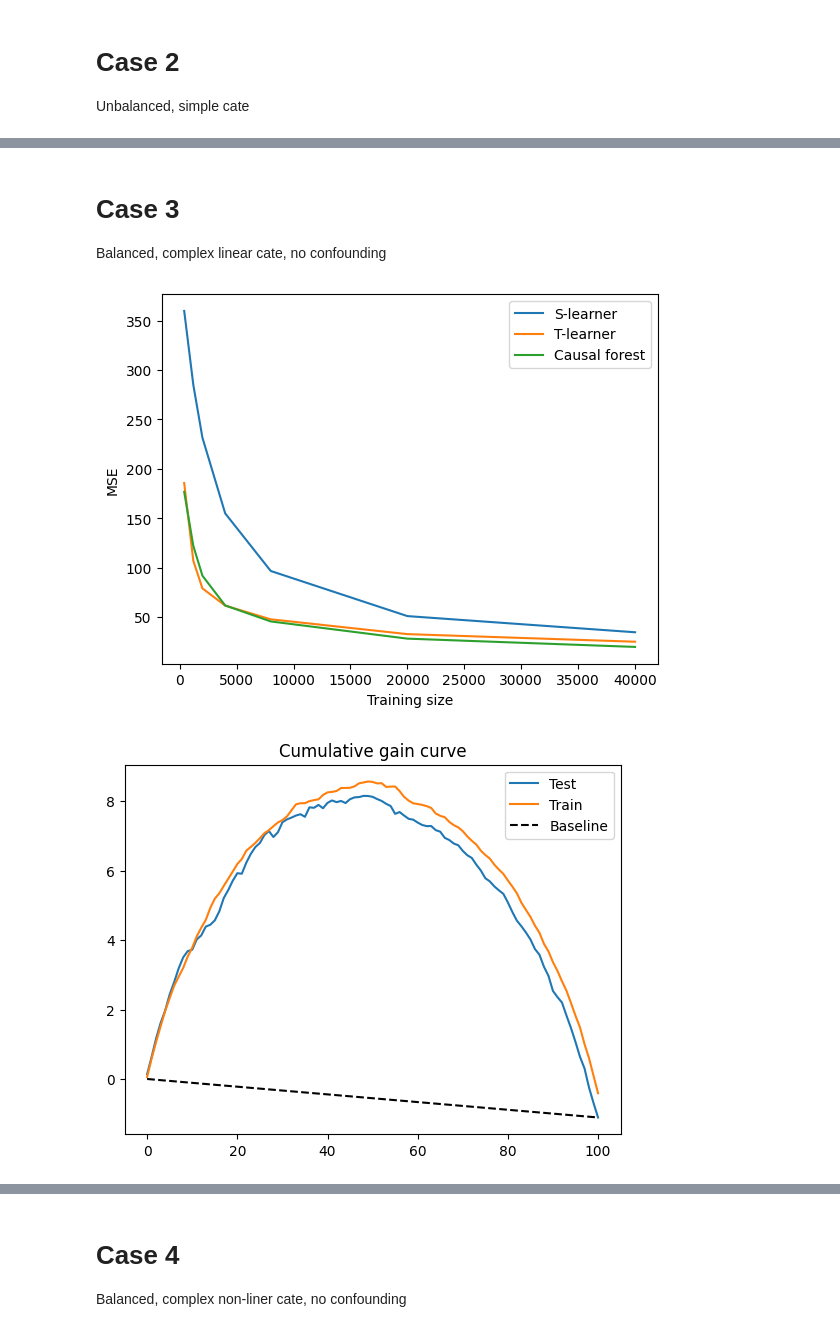
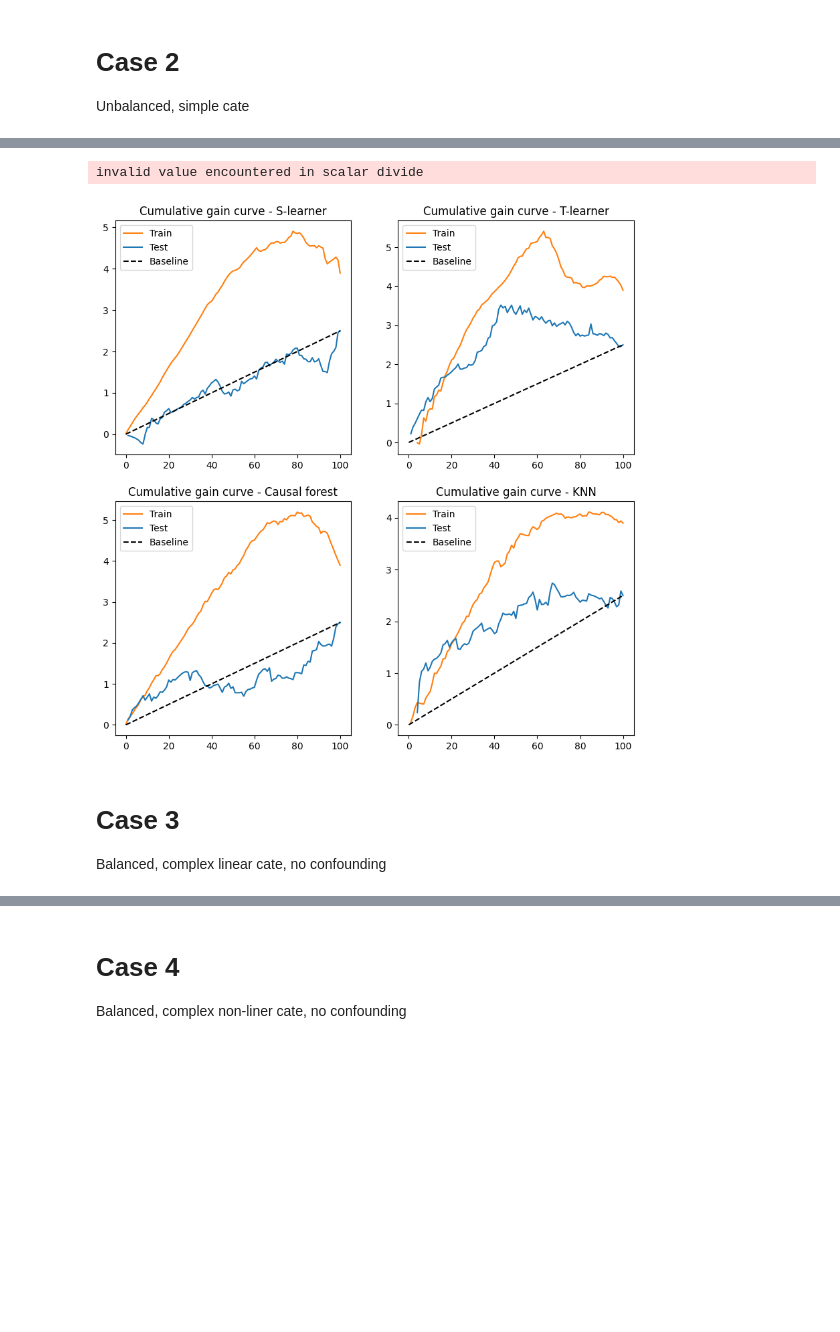
Before and after one commit to Hubert1913/research-project, a Jupyter notebook: data_simulation_notebook.ipynb, the cells around one changed output, grey strips where cells are left out. Cells and saved outputs as stored; diff of their text form; code cells hidden in the pictures; blank space fills up the shorter version.

```diff
--- a/data_simulation_notebook.ipynb
+++ b/data_simulation_notebook.ipynb
@@ -558,3 +608,8 @@ get_conf_intervals(d, mu_0, mu_1, e, n_train, n_test, 10)
+# %%
+plot_gain_curves(d, mu_0, mu_1, e, n_train, n_test)
+# %% [output]
+invalid value encountered in scalar divide
+[figure, added]
 # %% [markdown]
 # Case 3
 
@@ -568,9 +623,4 @@ mu_0 = lambda x: np.dot(x, weights_1)
 mu_1 = lambda x: np.dot(x, weights_2)
 n_train = 40000
 n_test = 10000
-
-run_test(d, mu_0, mu_1, e, n_train, n_test, 10)
-plot_gain_curve(d, mu_0, mu_1, e, n_train, n_test)
+reps = 40
-# %% [output]
-[figure, removed]
-[figure, removed]
```
Also changed, not shown: parts of 58 cells of this notebook, 1 other file.
